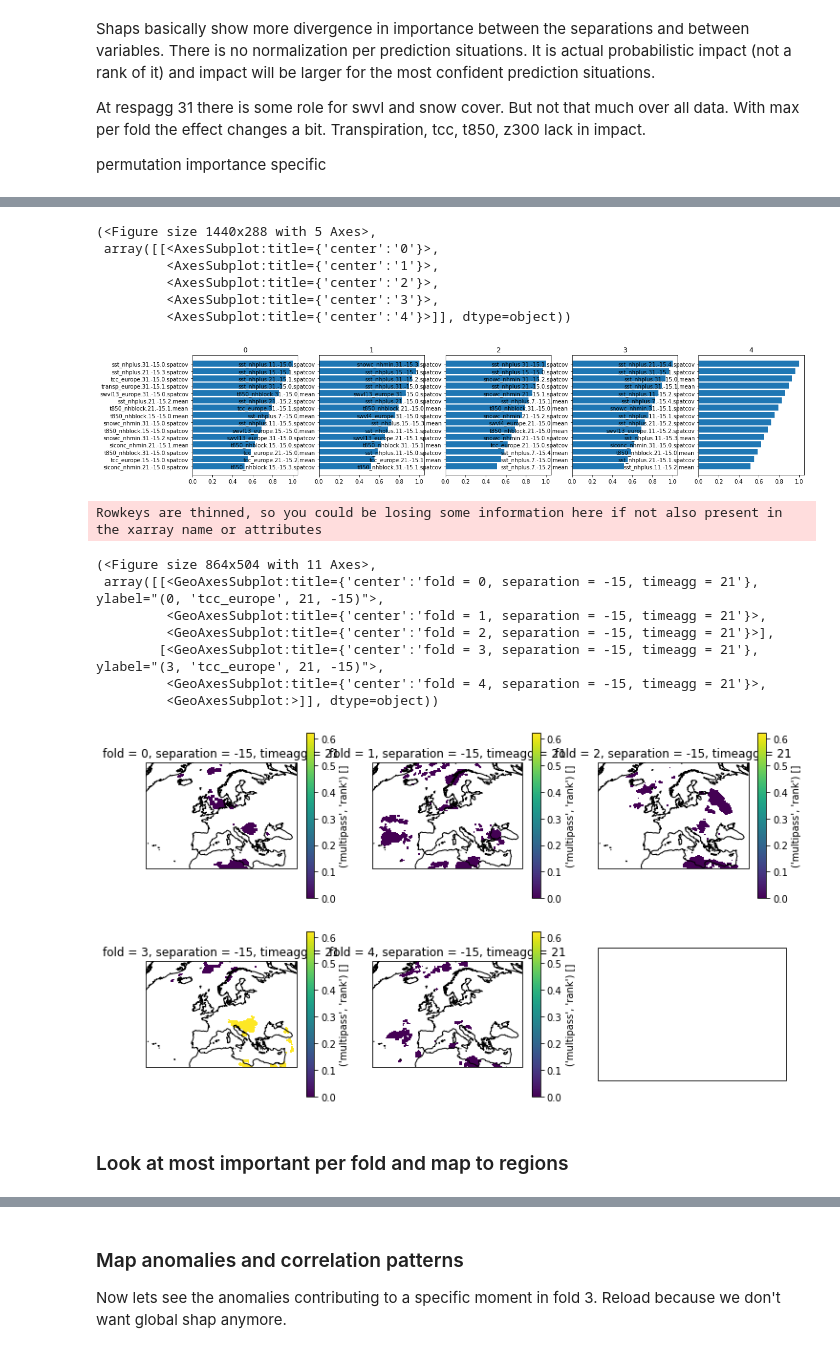
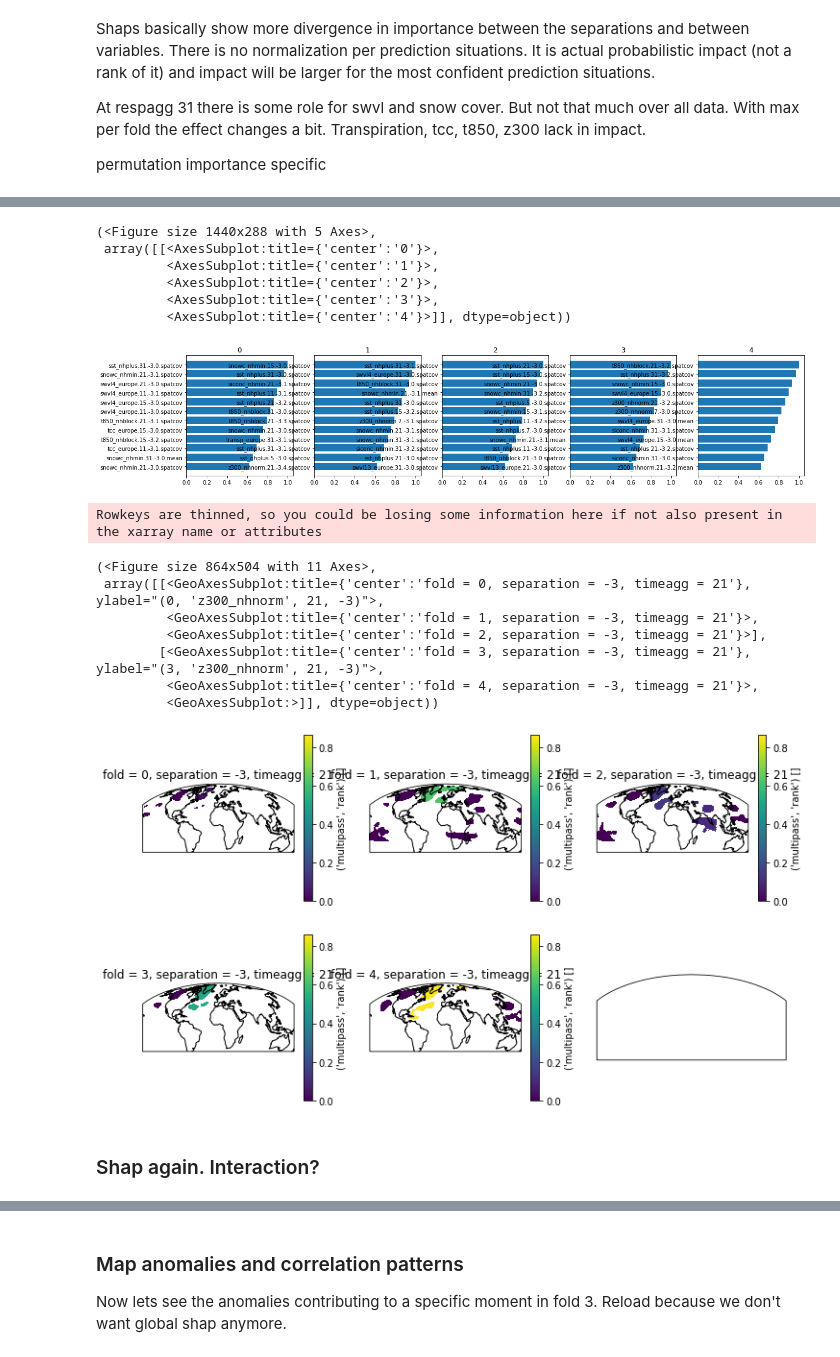
Before and after one commit to chiemvs/Weave, a Jupyter notebook: notebooks/Investigate.ipynb, the cells around one changed output, grey strips where cells are left out. Drawn from its saved outputs; the diff is of its cells as text; code cells hidden in the pictures.

```diff
--- a/notebooks/Investigate.ipynb
+++ b/notebooks/Investigate.ipynb
@@ -59,7 +59,7 @@ fig, axes = dotplot(counts, alphascaler = 0.15, nlegend_items=6, sizescaler=15)
 # %% [markdown]
 ## Importance of input
 # %%
-respagg_of_interest = [31] # [0,1,3,5,7,11,15,21,31]
+respagg_of_interest = [11] # [0,1,3,5,7,11,15,21,31]
 separation_of_interest = [0,-1,-3,-5,-7,-11,-15,-21,-31] # -15
 model = HybridExceedenceModel(fit_base_to_all_cv = True, base_only = False, n_jobs = 15, max_depth = 5, min_samples_split = 30, n_estimators = 2500, max_features = 35)
 # %% [markdown]
@@ -130,8 +130,8 @@ permimps = ImportanceData(permimppath, respagg=respagg_of_interest, separation=
 permimps.load_data(inputpath = inputpath, X_too = True, y_too = True)
 permimps.scale_within(fill_na = True)
 # %%
-indexersep = permimps.df.index.get_loc_level(-15,'separation')[0]
-barplot(permimps.df.loc[indexersep,('multipass','rank')].unstack('fold'),ignore_in_names=['respagg', 'lag'],n_most_important = 15)
+indexersep = permimps.df.index.get_loc_level(-3,'separation')[0]
+barplot(permimps.df.loc[indexersep,('multipass','rank')].unstack('fold'),ignore_in_names=['respagg', 'lag'],n_most_important = 12)
 # %% [output]
 (<Figure size 1440x288 with 5 Axes>,
  array([[<AxesSubplot:title={'center':'0'}>,
@@ -139,25 +139,25 @@ barplot(permimps.df.loc[indexersep,('multipass','rank')].unstack('fold'),ignore_
          <AxesSubplot:title={'center':'2'}>,
          <AxesSubplot:title={'center':'3'}>,
          <AxesSubplot:title={'center':'4'}>]], dtype=object))
-[figure, old version]
+[figure, new version]
 # %%
 mapint = MapInterface(corclustpath=inputpath, anompath= anompath, impdata=permimps)
 # %%
 metricsep = permimps.df.index.get_loc_level('spatcov','metric')[0]
-frame = permimps.df.loc[np.logical_and(indexersep,metricsep),:].loc[(slice(None),slice(None),'tcc_europe',21),('multipass','rank')]
-mapplot(mapint.map_to_fields(frame), wrap_per_row=3,match_scales=True, region = get_europe())
+frame = permimps.df.loc[np.logical_and(indexersep,metricsep),:].loc[(slice(None),slice(None),'z300_nhnorm',21),('multipass','rank')]
+mapplot(mapint.map_to_fields(frame), wrap_per_row=3,match_scales=True) #region = get_europe()
 #mapplot(mapint.map_to_fields(frame), wrap_per_row=3,match_scales=True, projection=ccrs.Orthographic(0,90), region=get_nhmin())
 # %% [output]
 Rowkeys are thinned, so you could be losing some information here if not also present in the xarray name or attributes
 (<Figure size 864x504 with 11 Axes>,
- array([[<GeoAxesSubplot:title={'center':'fold = 0, separation = -15, timeagg = 21'}, ylabel="(0, 'tcc_europe', 21, -15)">,
-         <GeoAxesSubplot:title={'center':'fold = 1, separation = -15, timeagg = 21'}>,
-         <GeoAxesSubplot:title={'center':'fold = 2, separation = -15, timeagg = 21'}>],
-        [<GeoAxesSubplot:title={'center':'fold = 3, separation = -15, timeagg = 21'}, ylabel="(3, 'tcc_europe', 21, -15)">,
-         <GeoAxesSubplot:title={'center':'fold = 4, separation = -15, timeagg = 21'}>,
+ array([[<GeoAxesSubplot:title={'center':'fold = 0, separation = -3, timeagg = 21'}, ylabel="(0, 'z300_nhnorm', 21, -3)">,
+         <GeoAxesSubplot:title={'center':'fold = 1, separation = -3, timeagg = 21'}>,
+         <GeoAxesSubplot:title={'center':'fold = 2, separation = -3, timeagg = 21'}>],
+        [<GeoAxesSubplot:title={'center':'fold = 3, separation = -3, timeagg = 21'}, ylabel="(3, 'z300_nhnorm', 21, -3)">,
+         <GeoAxesSubplot:title={'center':'fold = 4, separation = -3, timeagg = 21'}>,
          <GeoAxesSubplot:>]], dtype=object))
-[figure, old version]
+[figure, new version]
-# %% [markdown]
-### Look at most important per fold and map to regions
+# %% [markdown]
+### Shap again. Interaction?
 # %%
 model = HybridExceedenceModel(fit_base_to_all_cv = True, base_only = False, n_jobs = 15, max_depth = 5, min_samples_split = 30, n_estimators = 2500, max_features = 35)
```
Also changed, not shown: parts of 24 cells of this notebook.
